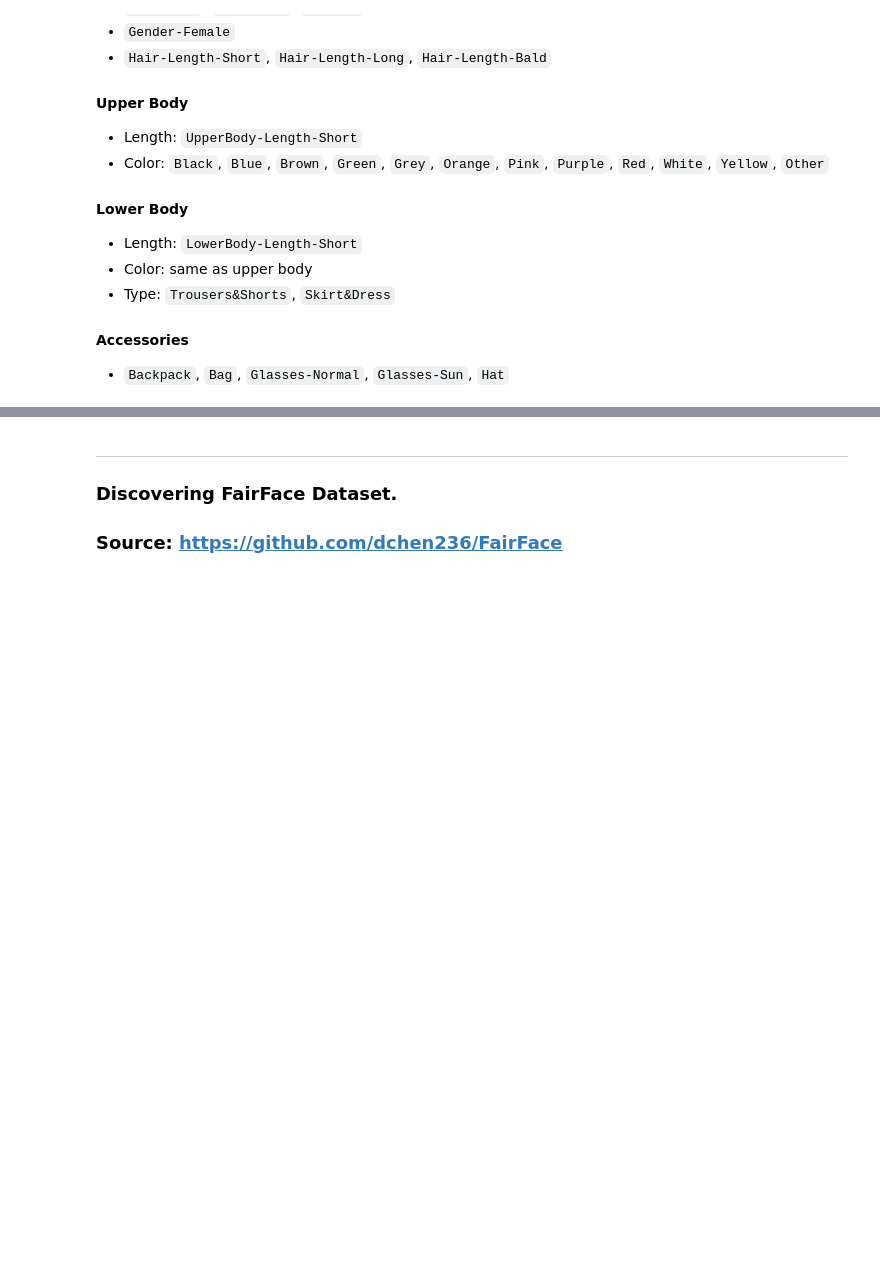
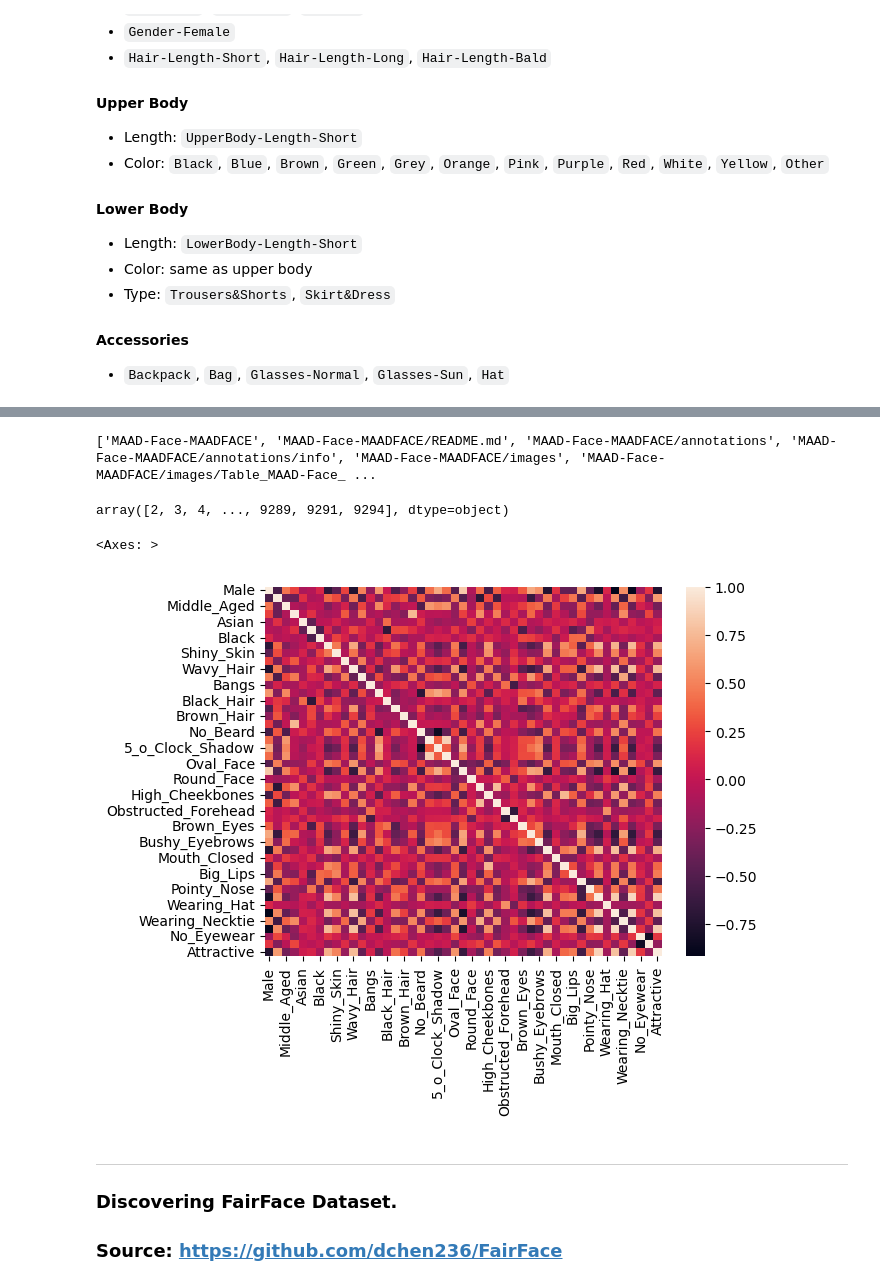
Before and after one commit to malkhawaldeh/Smart-Surveillance-System, a Jupyter notebook: final_project.ipynb, the cells around one changed output, grey strips where cells are left out. Cells and saved outputs as stored; diff of their text form; code cells hidden in the pictures; blank space fills up the shorter version.

```diff
--- a/final_project.ipynb
+++ b/final_project.ipynb
@@ -201,0 +474,3 @@ Examples: `neutral`, `happy`, `angry`, etc.
+# %%
+df = pd.read_csv('MAAD_Face.csv')
+df.head()
@@ -201,0 +485,11 @@ Examples: `neutral`, `happy`, `angry`, etc.
+# %%
+import tarfile
+
+tar_path = 'MAAD-Face-MAADFACE.tar'
+extract_path = './'
+
+with tarfile.open(tar_path, 'r') as tar:
+    tar.extractall(path=extract_path)
+    print(tar.getnames())
+# %% [output]
+['MAAD-Face-MAADFACE', 'MAAD-Face-MAADFACE/README.md', 'MAAD-Face-MAADFACE/annotations', 'MAAD-Face-MAADFACE/annotations/info', 'MAAD-Face-MAADFACE/images', 'MAAD-Face-MAADFACE/images/Table_MAAD-Face_ ...
@@ -202,3 +500,16 @@ Examples: `neutral`, `happy`, `angry`, etc.
+# %%
+df['Identity'].unique()
+# %% [output]
+array([2, 3, 4, ..., 9289, 9291, 9294], dtype=object)
+# %%
+import seaborn as sns
+import matplotlib.pyplot as plt
+
+corr_mat = df.iloc[:,1:].corr(numeric_only=True)
+sns.heatmap(corr_mat)
+# %% [output]
+<Axes: >
+[figure, added]
 # %% [markdown]
 ---------------------------
 ### Discovering FairFace Dataset.
```
Also changed, not shown: parts of 36 cells of this notebook.
